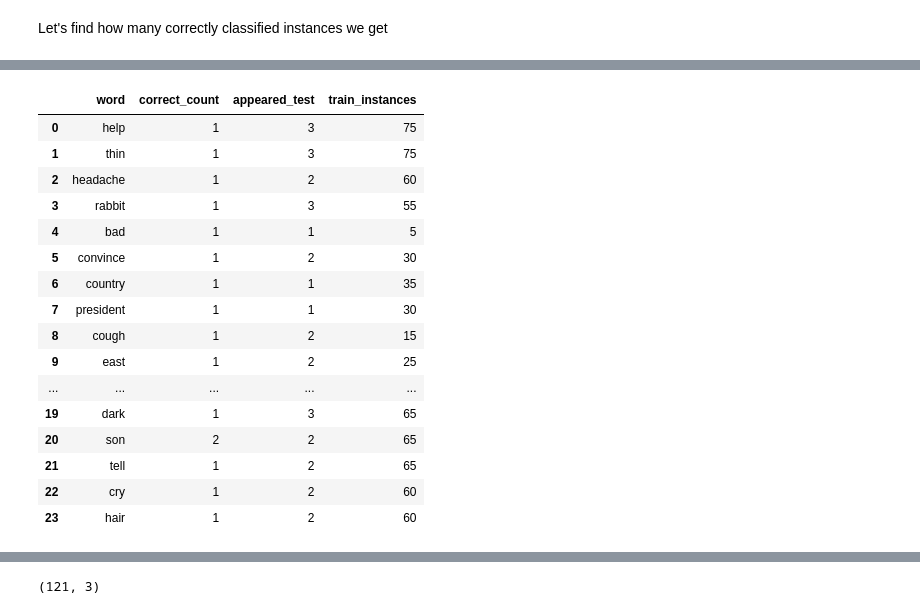
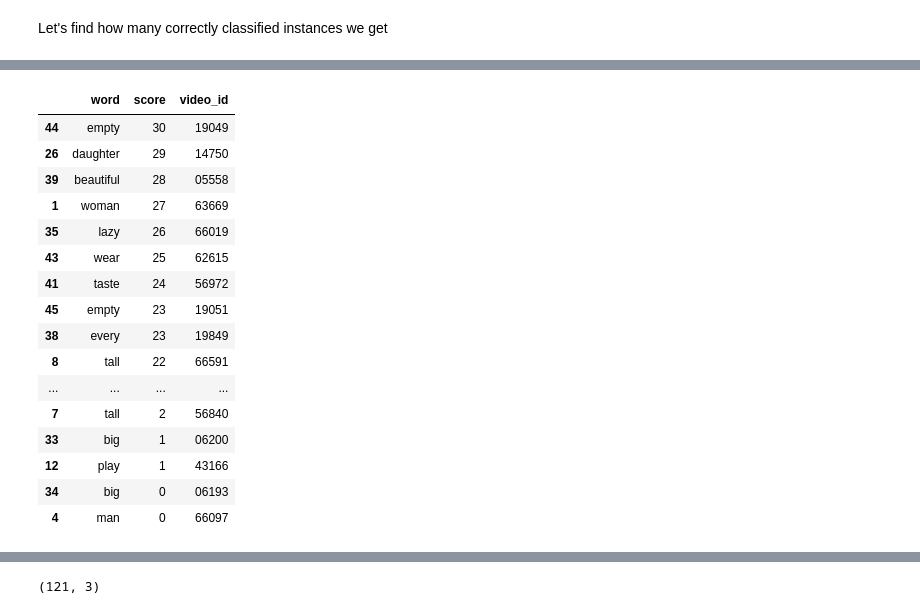
Before and after one commit to Oren93/sign_to_text, a Jupyter notebook: 05_model_evaluation.ipynb, the cells around one changed output, grey strips where cells are left out. Drawn from its saved outputs; the diff is of its cells as text; code cells hidden in the pictures.

Commit message:
Edits to Baseline Models

```diff
--- a/05_model_evaluation.ipynb
+++ b/05_model_evaluation.ipynb
@@ -175,7 +202,8 @@ def load_tf_model(folder_path):
             return keras.saving.load_model(os.path.join(folder_path,file))
     return False
 folder_path = os.path.join('sign-to-text-interface','serving','lstm',str(MODEL_VERSION))
-model = load_tf_model(folder_path)
+#model = load_tf_model(folder_path)
+model = False
 
 index_to_word = {word: i for i, word in enumerate(words)}
 y_train_categorical = to_categorical([index_to_word[word] for word in y_train], num_classes=len(words))
@@ -189,7 +217,7 @@ if not model:
     model.add(Dense(256, activation='relu'))
     model.add(Dense(512, activation='relu'))
     model.add(Dense(len(words), activation='softmax'))
-    adam_optimizer = Adam(lr=0.0001)
+    adam_optimizer = Adam(learning_rate=0.0001)
 
     model.compile(optimizer='Adam', loss='categorical_crossentropy', metrics=['categorical_accuracy'])
 model.summary()
@@ -214,13 +244,14 @@ _________________________________________________________________
 # %%
 from keras.callbacks import ModelCheckpoint
 
-filepath = "model_500.h5"
-checkpoint = ModelCheckpoint(filepath, monitor='val_categorical_accuracy', verbose=1, save_weights_only=True, save_best_only=True, mode='max')
-callbacks_list = [checkpoint]
+#filepath = "model_500.h5"
+#checkpoint = ModelCheckpoint(filepath, monitor='val_categorical_accuracy', verbose=1, save_weights_only=True, save_best_only=True, mode='max')
+#callbacks_list = [checkpoint]
 
-if os.path.exists(filepath):
-    print('loaded weights and procceed training')
-    model.load_weights(checkpoint_filepath)
-history = model.fit(X_train, y_train_categorical, epochs=100, batch_size=8, callbacks=callbacks_list, validation_data = (X_val, y_val_categorical))
+#if os.path.exists(filepath):
+    #print('loaded weights and procceed training')
+    #model.load_weights(checkpoint_filepath)
+#history = model.fit(X_train, y_train_categorical, epochs=100, batch_size=8, callbacks=callbacks_list, validation_data = (X_val, y_val_categorical))
+history = model.fit(X_train, y_train_categorical, epochs=100, batch_size=8, validation_data = (X_val, y_val_categorical))
 # %% [output]
 Epoch 1/100
@@ -273,20 +304,26 @@ model.save(os.path.join('sign-to-text-interface','serving','lstm',str(MODEL_VERS
 Let's find how many correctly classified instances we get
 # %%
 count_train = Counter(y_train)
-def predictions_stats(X_test = X_test,y_test = y_test):
-    correct = {}
-    for i,j in enumerate(model.predict(X_test).argmax(axis=1)):
-        if y_test[i] == words[j]:
-            correct[y_test[i]] = correct.get(y_test[i],0) + 1
-    count_test = Counter(y_test)
-    pred_stats = []
-    for word, count in correct.items():
-        row_data = {"word": word, "correct_count": count, "appeared_test": count_test.get(word, 0), "train_instances": count_train.get(word, 0)}
-        pred_stats.append(row_data)
-
-    # Concatenate the list of dictionaries to the DataFrame
-    pred_stats = pd.concat([ pd.DataFrame(columns=["word","correct_count","appeared_test","train_instances"]), pd.DataFrame(pred_stats)], ignore_index=True)
-    return pred_stats
-display(predictions_stats(X_test = X_test,y_test = y_test))
+def predictions_stats(on = 'val'):
+    if on == 'val':
+        X, y, video_ids = X_val, y_val, validation_ids
+    else:
+        X, y, video_ids = X_test, y_test, test_ids
+    prob_scores = np.zeros((len(y),3), dtype=object)
+    for i,j in enumerate(model.predict(X)):
+        prob_scores[i,0] = y[i]
+        prob_scores[i,1] = (j>j[index_to_word[y[i]]]).sum()# Highest probability means the word got predicted correctly, we want to analyze how close the word was in case it wasn't predicted
+#        if y[i] == words[j]:
+#            correct[y[i]] = correct.get(y[i],0) + 1
+    prob_scores[:,2] = list(data_info.loc[data_info.video_id.isin(video_ids),'video_id'])
+    return pd.DataFrame(prob_scores,columns=['word','score','video_id']).sort_values(['score','word'],ascending=[False,True])
+    #count_test = Counter(y)
+    #for word, count in correct.items():
+    #    row_data = {"word": word, "correct_count": count, "appeared_test": count_test.get(word, 0), "train_instances": count_train.get(word, 0)}
+    #    pred_stats.append(row_data)
+    #pred_stats = pd.concat([ pd.DataFrame(columns=["word","correct_count","appeared_test","train_instances"]), pd.DataFrame(pred_stats)], ignore_index=True)
+    #return pred_stats
+word_scores = predictions_stats().sort_values(['score','word'],ascending=[True,True])
+display(predictions_stats())
 print("The mean and median amount of instances per word in the train set are:",np.mean(list(count_train.values())),np.median(list(count_train.values())))
 # %% [output]
@@ -294,17 +332,17 @@ print("The mean and median amount of instances per word in the train set are:",n
-|  | word | correct_count | appeared_test | train_instances |
-| 0 | help | 1 | 3 | 75 |
-| 1 | thin | 1 | 3 | 75 |
-| 2 | headache | 1 | 2 | 60 |
-| 3 | rabbit | 1 | 3 | 55 |
-| 4 | bad | 1 | 1 | 5 |
-| 5 | convince | 1 | 2 | 30 |
-| 6 | country | 1 | 1 | 35 |
-| 7 | president | 1 | 1 | 30 |
-| 8 | cough | 1 | 2 | 15 |
-| 9 | east | 1 | 2 | 25 |
-| ... | ... | ... | ... | ... |
-| 19 | dark | 1 | 3 | 65 |
-| 20 | son | 2 | 2 | 65 |
-| 21 | tell | 1 | 2 | 65 |
-| 22 | cry | 1 | 2 | 60 |
-| 23 | hair | 1 | 2 | 60 |
+|  | word | score | video_id |
+| 44 | empty | 30 | 19049 |
+| 26 | daughter | 29 | 14750 |
+| 39 | beautiful | 28 | 05558 |
+| 1 | woman | 27 | 63669 |
+| 35 | lazy | 26 | 66019 |
+| 43 | wear | 25 | 62615 |
+| 41 | taste | 24 | 56972 |
+| 45 | empty | 23 | 19051 |
+| 38 | every | 23 | 19849 |
+| 8 | tall | 22 | 66591 |
+| ... | ... | ... | ... |
+| 7 | tall | 2 | 56840 |
+| 33 | big | 1 | 06200 |
+| 12 | play | 1 | 43166 |
+| 34 | big | 0 | 06193 |
+| 4 | man | 0 | 66097 |
```
Also changed, not shown: parts of 14 cells of this notebook, 3 other files.
